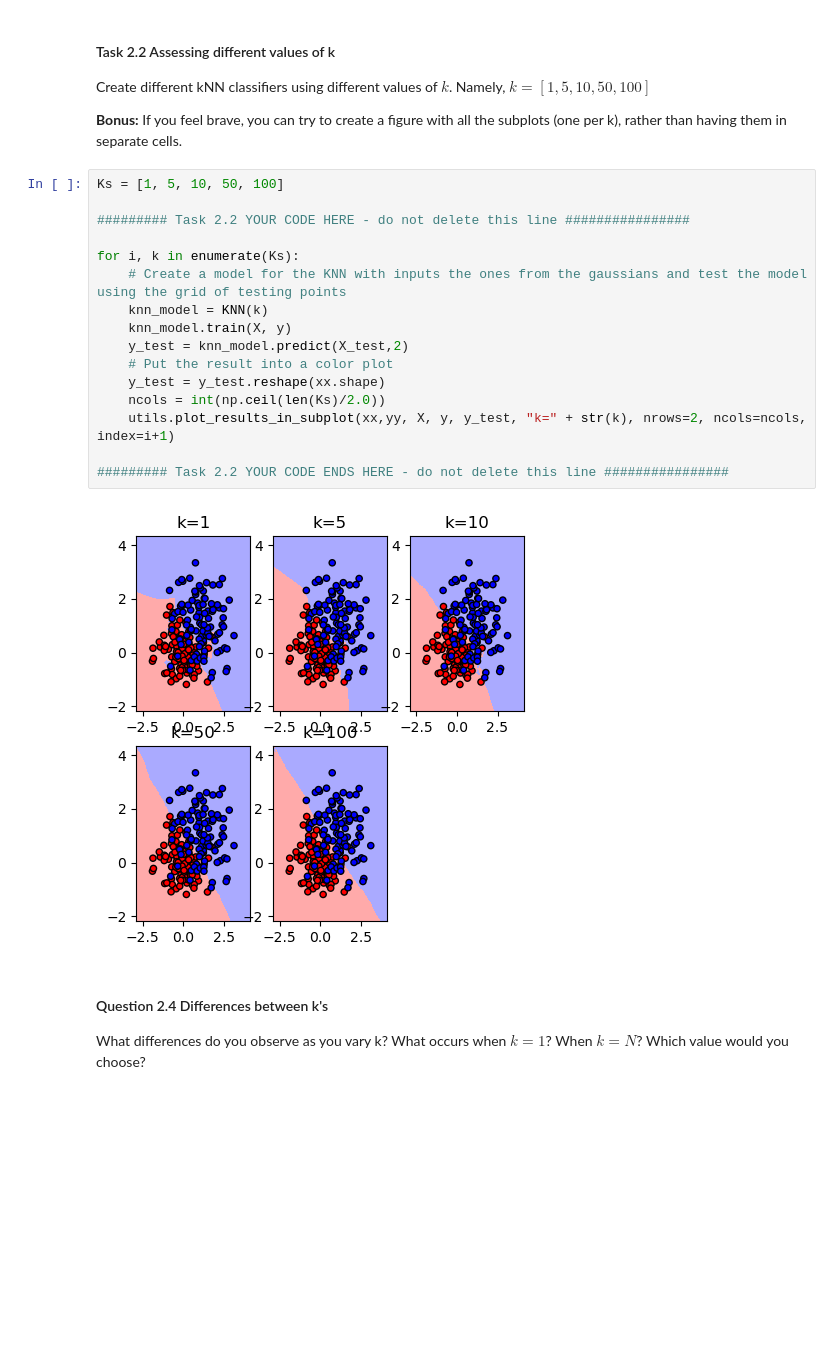
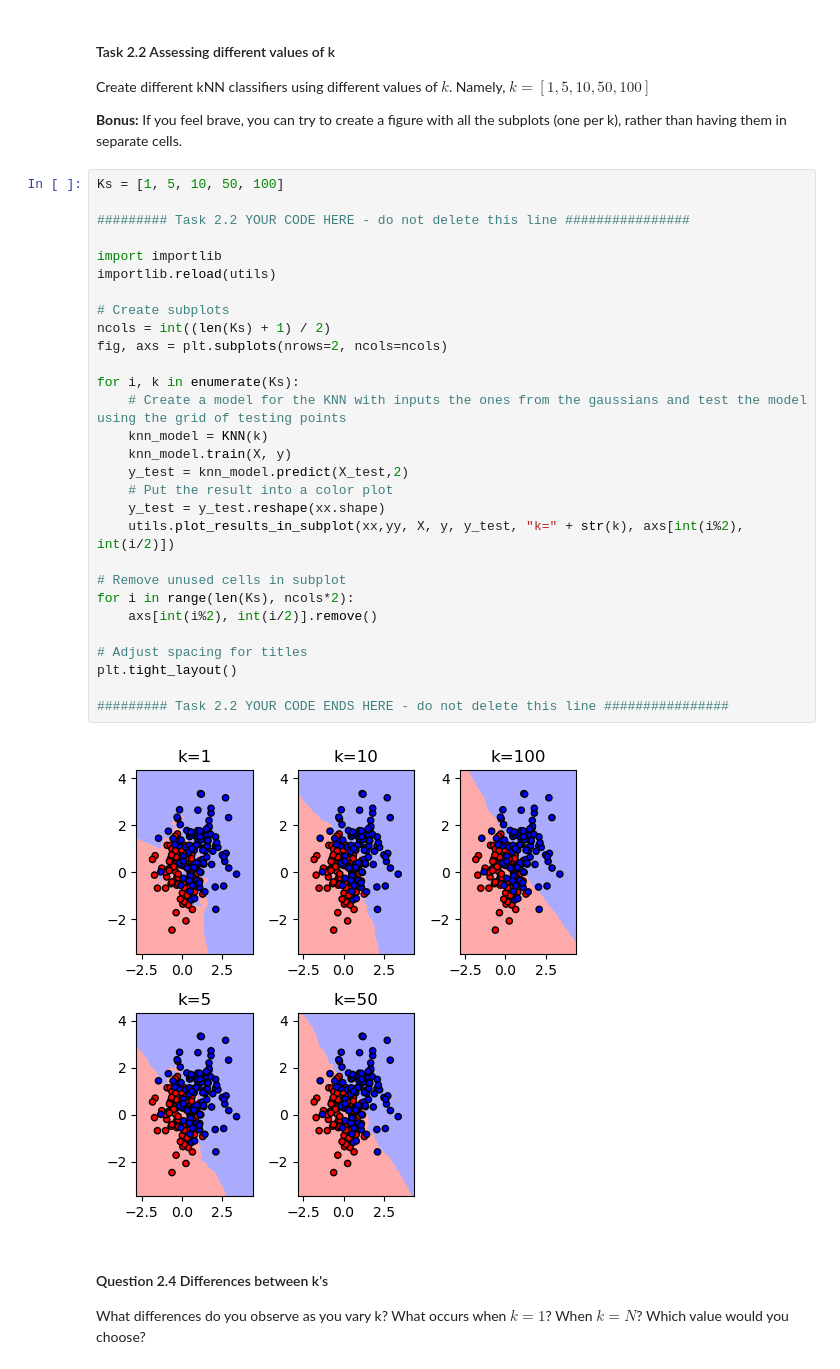
Before and after one commit to malis-course/MALIS, a Jupyter notebook: labs/lab1/knns/knn.ipynb, the cells around one changed output. Saved outputs shown, nothing was run; the diff lists cells and outputs as text; blank space fills up the shorter version.

Commit message:
Fix subplot titles overlapping

```diff
--- a/labs/lab1/knns/knn.ipynb
+++ b/labs/lab1/knns/knn.ipynb
@@ -218,21 +218,34 @@ Create different kNN classifiers using different values of $k$. Namely, $k=[1,5,
 # %%
 Ks = [1, 5, 10, 50, 100]
 
 ######### Task 2.2 YOUR CODE HERE - do not delete this line ################
+
+import importlib
+importlib.reload(utils)
+
+# Create subplots
+ncols = int((len(Ks) + 1) / 2)
+fig, axs = plt.subplots(nrows=2, ncols=ncols)
 
 for i, k in enumerate(Ks):
     # Create a model for the KNN with inputs the ones from the gaussians and test the model using the grid of testing points
     knn_model = KNN(k)
     knn_model.train(X, y)
     y_test = knn_model.predict(X_test,2)
     # Put the result into a color plot
     y_test = y_test.reshape(xx.shape)
-    ncols = int(np.ceil(len(Ks)/2.0))
-    utils.plot_results_in_subplot(xx,yy, X, y, y_test, "k=" + str(k), nrows=2, ncols=ncols, index=i+1)
+    utils.plot_results_in_subplot(xx,yy, X, y, y_test, "k=" + str(k), axs[int(i%2), int(i/2)])
+
+# Remove unused cells in subplot
+for i in range(len(Ks), ncols*2):
+    axs[int(i%2), int(i/2)].remove()
+
+# Adjust spacing for titles
+plt.tight_layout()
 
 ######### Task 2.2 YOUR CODE ENDS HERE - do not delete this line ################
 # %% [output]
-[figure, old version]
+[figure, new version]
 # %% [markdown]
 #### Question 2.4 Differences between k's
 What differences do you observe as you vary k? What occurs when $k=1$? When $k=N$? Which value would you choose?
```
Also changed, not shown: parts of 1 cell of this notebook, 1 other file.
